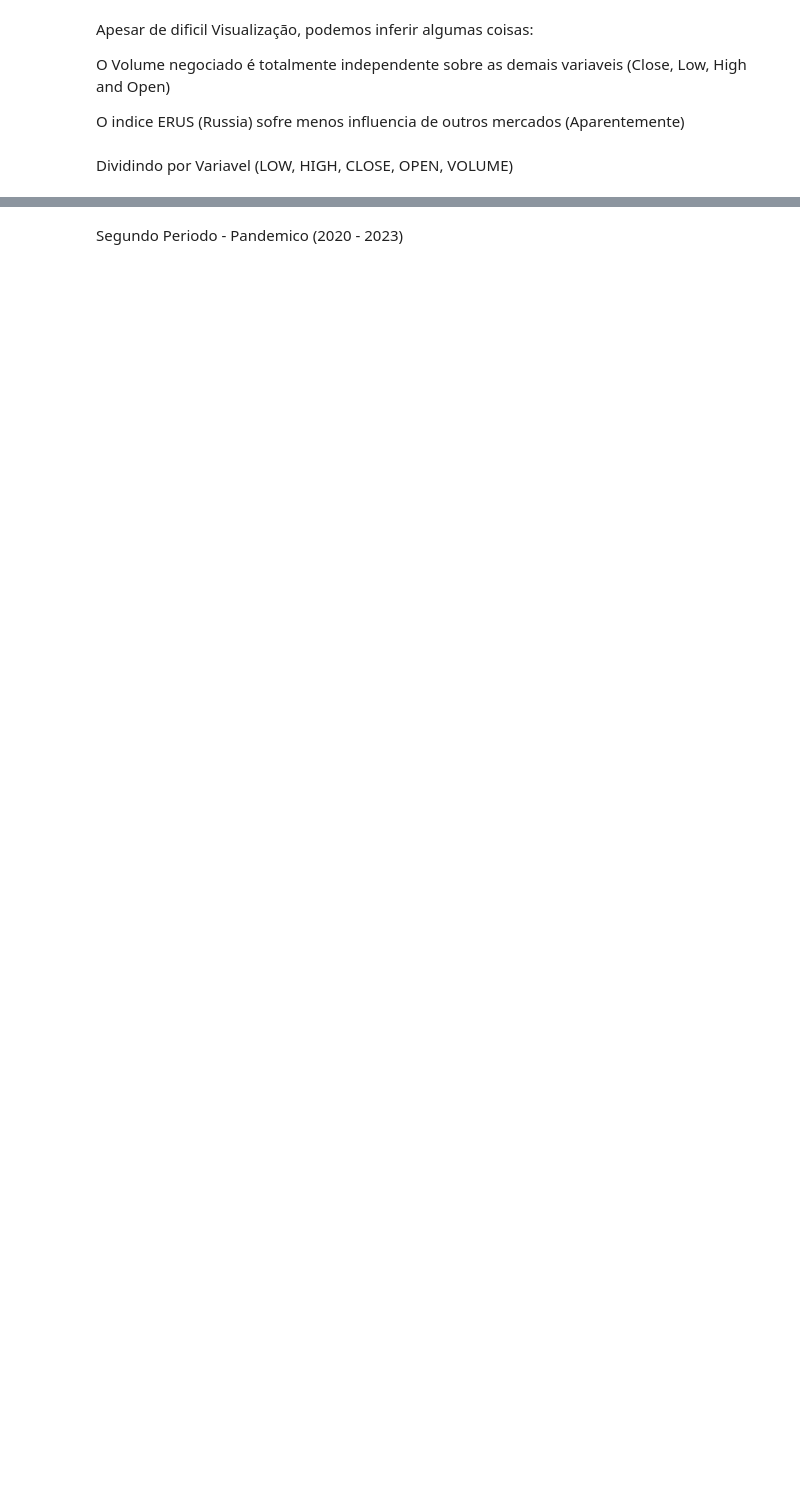
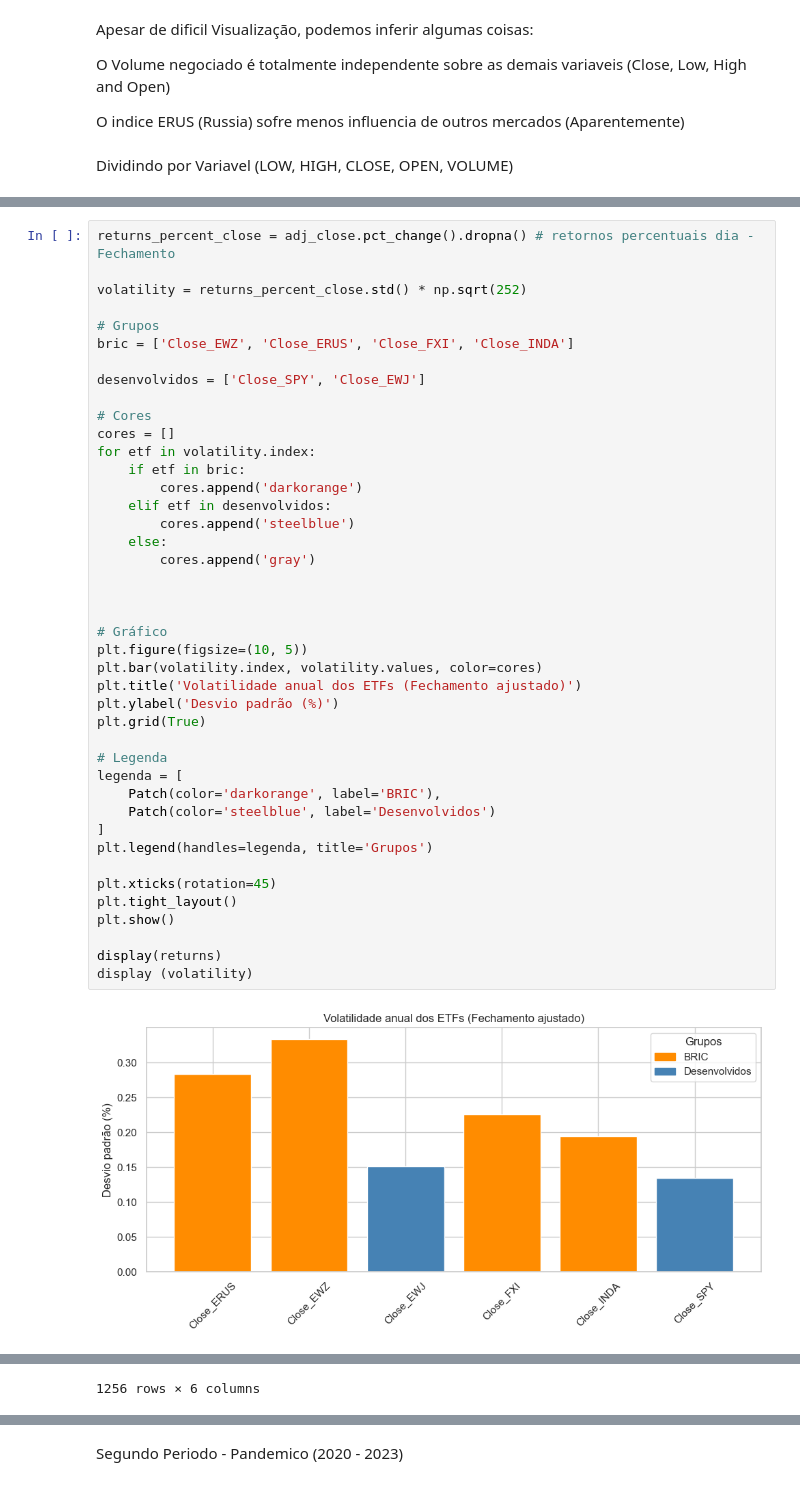
Before and after one commit to PatrickGomesFea-Dev/Dados_projeto_entrada, a Jupyter notebook: Dados_replicação_artigo.ipynb, the cells around one changed output, grey strips where cells are left out. Cells and saved outputs as stored; diff of their text form; blank space fills up the shorter version.

```diff
--- a/Dados_replicação_artigo.ipynb
+++ b/Dados_replicação_artigo.ipynb
@@ -114,0 +188,44 @@ display(normalized)
+# %%
+returns_percent_close = adj_close.pct_change().dropna() # retornos percentuais dia - Fechamento
+
+volatility = returns_percent_close.std() * np.sqrt(252)
+
+# Grupos
+bric = ['Close_EWZ', 'Close_ERUS', 'Close_FXI', 'Close_INDA']
+
+desenvolvidos = ['Close_SPY', 'Close_EWJ']
+
+# Cores
+cores = []
+for etf in volatility.index:
+    if etf in bric:
+        cores.append('darkorange')
+    elif etf in desenvolvidos:
+        cores.append('steelblue')
+    else:
+        cores.append('gray')
+
+
+
+# Gráfico
+plt.figure(figsize=(10, 5))
+plt.bar(volatility.index, volatility.values, color=cores)
+plt.title('Volatilidade anual dos ETFs (Fechamento ajustado)')
+plt.ylabel('Desvio padrão (%)')
+plt.grid(True)
+
+# Legenda
+legenda = [
+    Patch(color='darkorange', label='BRIC'),
+    Patch(color='steelblue', label='Desenvolvidos')
+]
+plt.legend(handles=legenda, title='Grupos')
+
+plt.xticks(rotation=45)
+plt.tight_layout()
+plt.show()
+
+display(returns)
+display (volatility)
+# %% [output]
+[figure, added]
@@ -114,0 +245 @@ display(normalized)
+1256 rows × 6 columns
```
Also changed, not shown: parts of 19 cells of this notebook.
